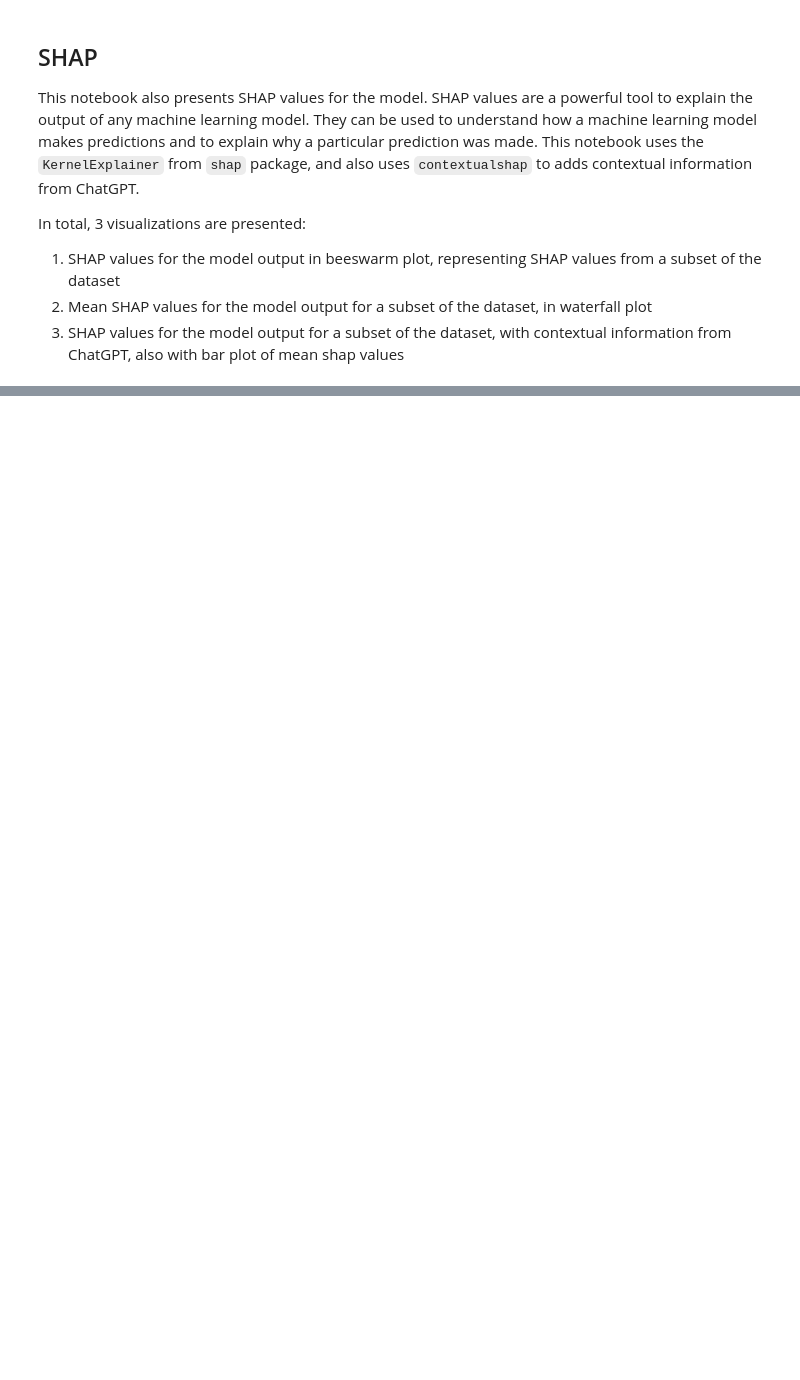
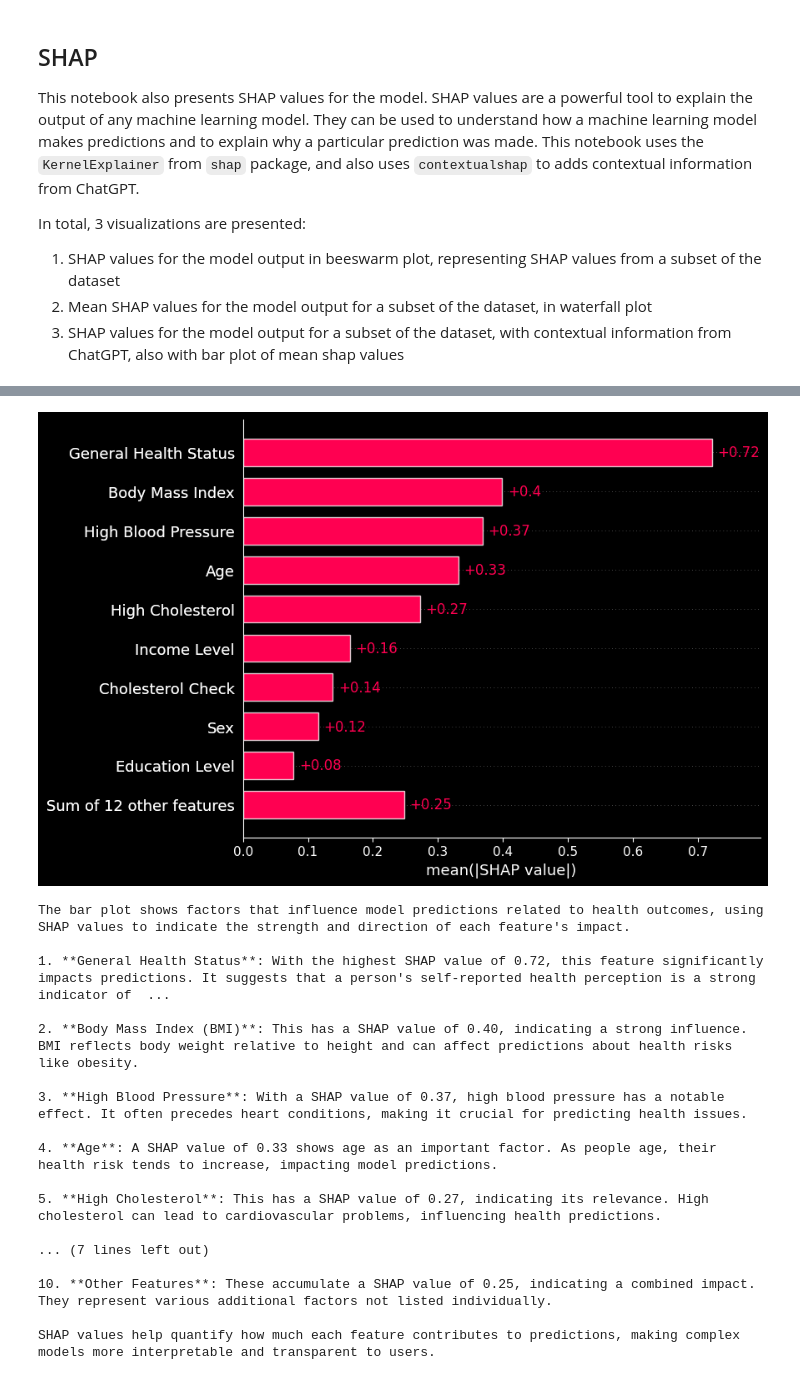
Before and after one commit to latifadwi/contextualshap, a Jupyter notebook: dice.ipynb, the cells around one changed output, grey strips where cells are left out. Cells and saved outputs as stored; diff of their text form; code cells hidden in the pictures; blank space fills up the shorter version.

```diff
--- a/dice.ipynb
+++ b/dice.ipynb
@@ -85,7 +85,7 @@ samples_for_shap_train = 500
 # How many samples to use to calculate SHAP values
 samples_for_shap_calculate = 50
 # Must be filled to use contextualshap
-openai_api_key = ''
+openai_api_key = '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'
 # To be supplied to contextualshap if using contextualshap
 feature_aliases = {
     'HighBP': 'High Blood Pressure',
@@ -138,7 +138,7 @@ feature_descriptions = {
 # Create DiCE dataset instance
 import dice_ml
 
-d = dice_ml.Data(dataframe=dataset, continuous_features=continuous_features, outcome_name=outcome_name)
+d = dice_ml.Data(dataframe=dataset, continuous_features=continuous_features, outcome_name=outcome_name, immutable_features=immutable_features, permitted_range=permitted_range, features_to_vary=list(permitted_range.keys()))
 # %%
 # Split the dataset into train and test
 from sklearn.model_selection import train_test_split
@@ -414,4 +953,27 @@ plt.show()
 # %%
 if openai_api_key is not None and openai_api_key != '':
     import contextualshap.plots
-    contextualshap.plots.bar(explanation, openai_api_key=openai_api_key)
+    gpt_explanation = contextualshap.plots.bar(explanation, openai_api_key=openai_api_key, feature_aliases=feature_aliases, feature_descriptions=feature_descriptions)
+    print(gpt_explanation)
+
+    gpt_explanation = contextualshap.plots.waterfall(explanation[0], openai_api_key=openai_api_key, feature_aliases=feature_aliases, feature_descriptions=feature_descriptions)
+    print(gpt_explanation)
+# %% [output]
+[figure, added]
+The bar plot shows factors that influence model predictions related to health outcomes, using SHAP values to indicate the strength and direction of each feature's impact.
+
+1. **General Health Status**: With the highest SHAP value of 0.72, this feature significantly impacts predictions. It suggests that a person's self-reported health perception is a strong indicator of  ...
+
+2. **Body Mass Index (BMI)**: This has a SHAP value of 0.40, indicating a strong influence. BMI reflects body weight relative to height and can affect predictions about health risks like obesity.
+
+3. **High Blood Pressure**: With a SHAP value of 0.37, high blood pressure has a notable effect. It often precedes heart conditions, making it crucial for predicting health issues.
+
+4. **Age**: A SHAP value of 0.33 shows age as an important factor. As people age, their health risk tends to increase, impacting model predictions.
+
+5. **High Cholesterol**: This has a SHAP value of 0.27, indicating its relevance. High cholesterol can lead to cardiovascular problems, influencing health predictions.
+
+... (7 lines left out)
+
+10. **Other Features**: These accumulate a SHAP value of 0.25, indicating a combined impact. They represent various additional factors not listed individually.
+
+SHAP values help quantify how much each feature contributes to predictions, making complex models more interpretable and transparent to users.
```
Also changed, not shown: parts of 12 cells of this notebook.
